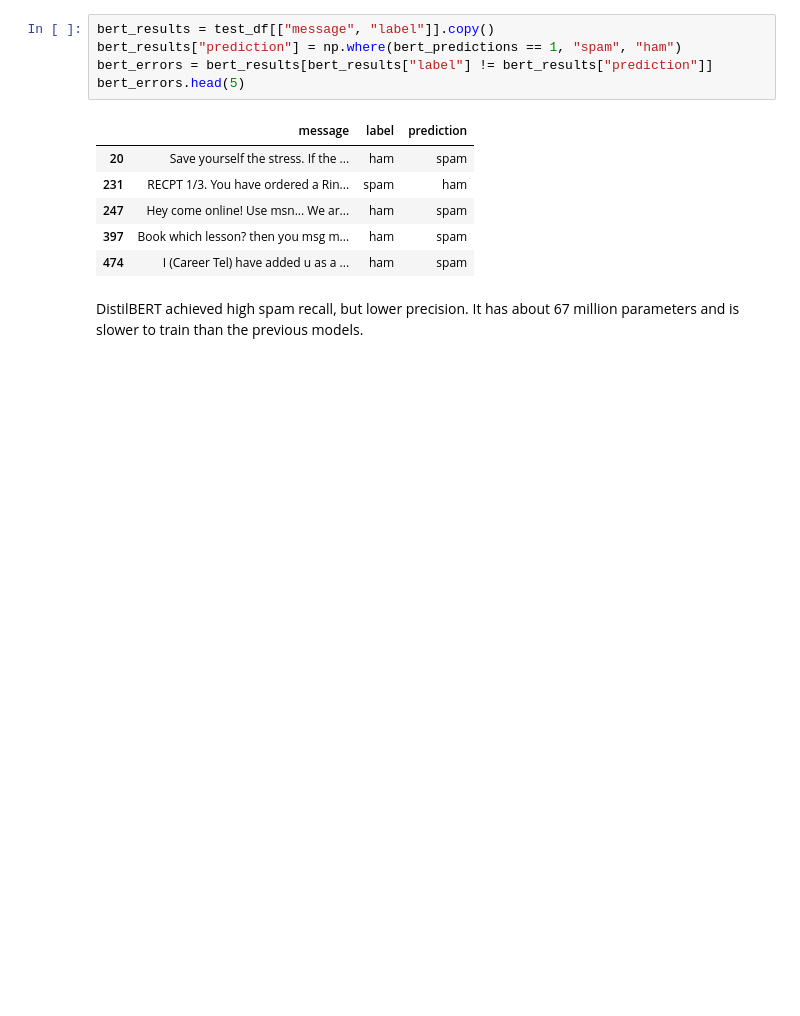
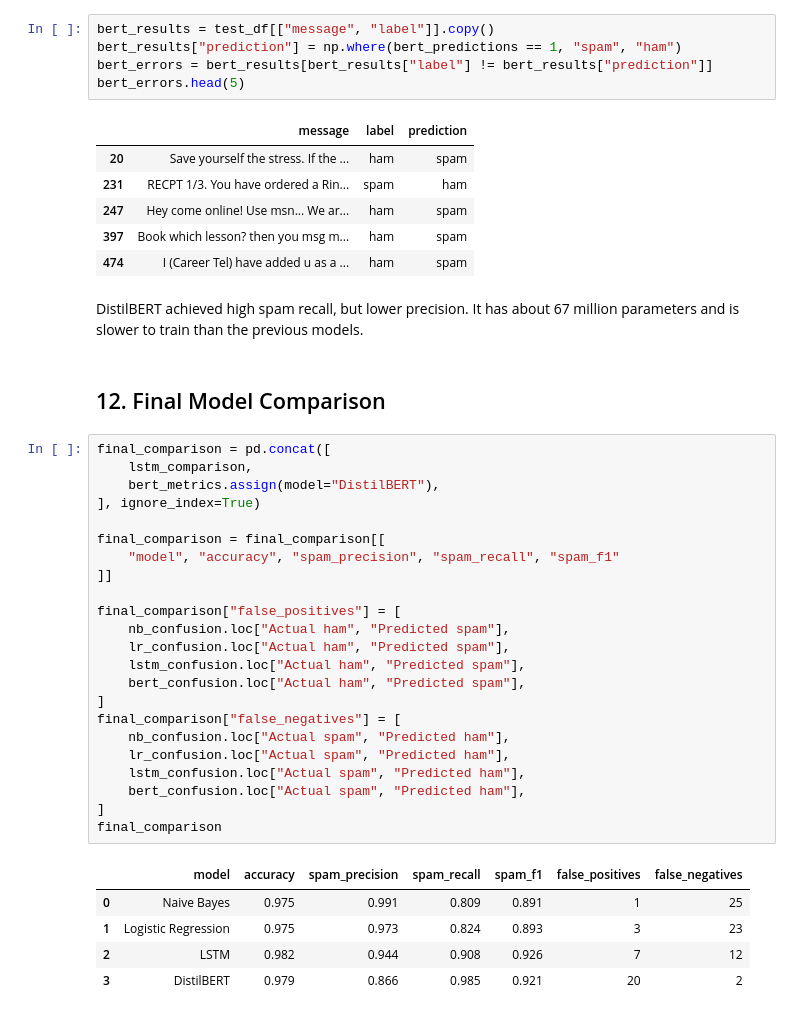
Before and after one commit to fajluna/sms-spam-detection, a Jupyter notebook: notebooks/sms_spam.ipynb, the cells around one changed output. Drawn from its saved outputs; the diff is of its cells as text; blank space fills up the shorter version.

Commit message:
Add final comparison

```diff
--- a/notebooks/sms_spam.ipynb
+++ b/notebooks/sms_spam.ipynb
@@ -673,3 +673,34 @@ bert_errors.head(5)
 | 474 | I (Career Tel) have added u as a ... | ham | spam |
 # %% [markdown]
 DistilBERT achieved high spam recall, but lower precision. It has about 67 million parameters and is slower to train than the previous models.
+# %% [markdown]
+## 12. Final Model Comparison
+# %%
+final_comparison = pd.concat([
+    lstm_comparison,
+    bert_metrics.assign(model="DistilBERT"),
+], ignore_index=True)
+
+final_comparison = final_comparison[[
+    "model", "accuracy", "spam_precision", "spam_recall", "spam_f1"
+]]
+
+final_comparison["false_positives"] = [
+    nb_confusion.loc["Actual ham", "Predicted spam"],
+    lr_confusion.loc["Actual ham", "Predicted spam"],
+    lstm_confusion.loc["Actual ham", "Predicted spam"],
+    bert_confusion.loc["Actual ham", "Predicted spam"],
+]
+final_comparison["false_negatives"] = [
+    nb_confusion.loc["Actual spam", "Predicted ham"],
+    lr_confusion.loc["Actual spam", "Predicted ham"],
+    lstm_confusion.loc["Actual spam", "Predicted ham"],
+    bert_confusion.loc["Actual spam", "Predicted ham"],
+]
+final_comparison
+# %% [output]
+|  | model | accuracy | spam_precision | spam_recall | spam_f1 | false_positives | false_negatives |
+| 0 | Naive Bayes | 0.975 | 0.991 | 0.809 | 0.891 | 1 | 25 |
+| 1 | Logistic Regression | 0.975 | 0.973 | 0.824 | 0.893 | 3 | 23 |
+| 2 | LSTM | 0.982 | 0.944 | 0.908 | 0.926 | 7 | 12 |
+| 3 | DistilBERT | 0.979 | 0.866 | 0.985 | 0.921 | 20 | 2 |
```
Also changed, not shown: parts of 8 cells of this notebook.
